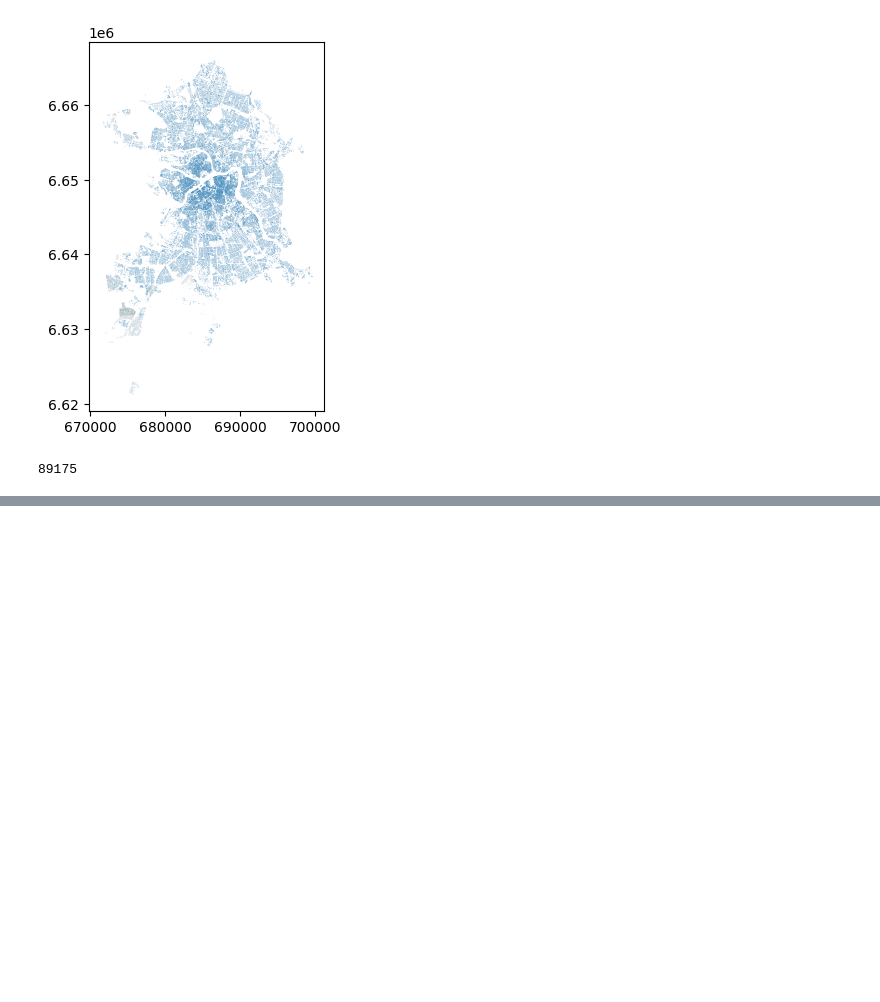
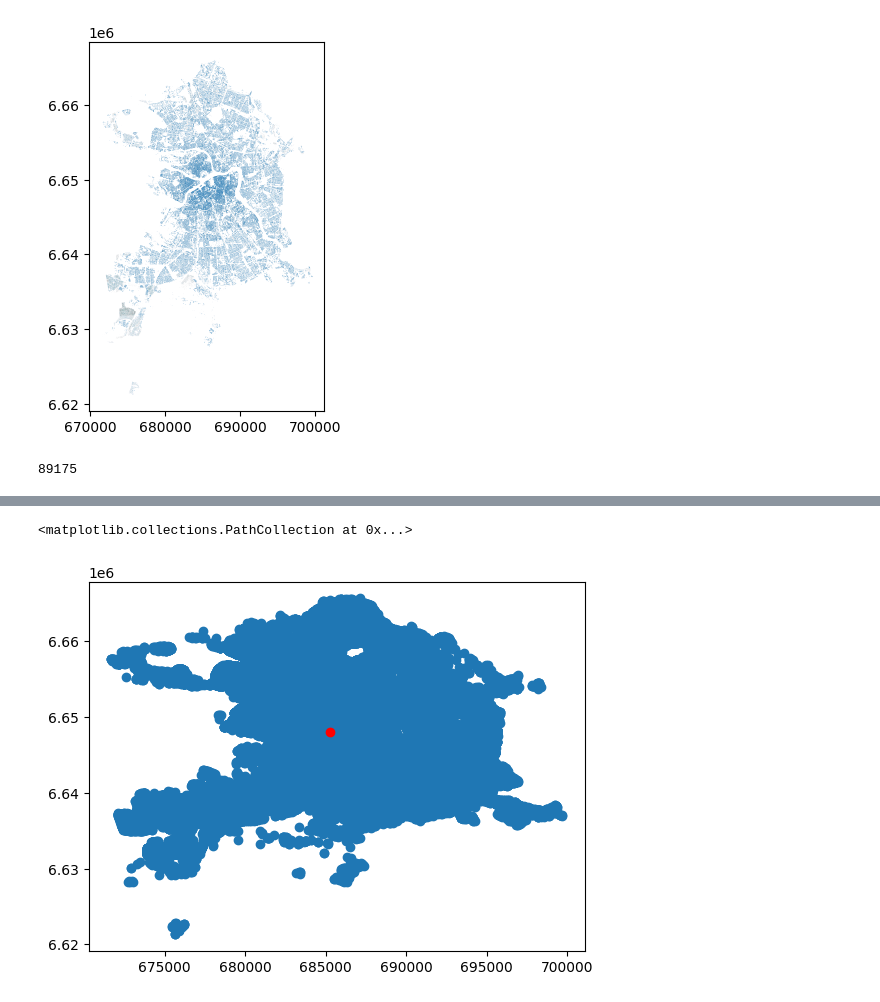
Before and after one commit to ilyakosstin/changellenge_case_MTS, a Jupyter notebook: connect.ipynb, the cells around one changed output, grey strips where cells are left out. Drawn from its saved outputs; the diff is of its cells as text; code cells hidden in the pictures; blank space fills up the shorter version.

```diff
--- a/connect.ipynb
+++ b/connect.ipynb
@@ -112,0 +357,21 @@ def plot_decomposition(conn, b_start, geom_a, geom_b):
+# %%
+def is_ct(ct):
+    return f'is_{ct}'
+
+def is_ct_arr(ct_arr):
+    return [is_ct(cti) for cti in ct_arr]
+
+def extend_obj_df_with_tag(df, col_of_arr):
+    df = df.copy()
+
+    for ct in common_tags:
+        df[is_ct(ct)] = col_of_arr.apply(lambda x: ct in x)
+
+    return df
+
+if 'common_tags' in gdf_a and 'common_tag' in gdf_b:
+    gdf_a = extend_obj_df_with_tag(gdf_a, gdf_a['common_tags'])
+    gdf_b = extend_obj_df_with_tag(gdf_b, gdf_b['common_tag'].apply(lambda x: [x]))
+
+    gdf_a.drop(['tags', 'common_tags'], axis=1, inplace=True)
+    gdf_b.drop(['purpose_of_building', 'common_tag'], axis=1, inplace=True)
@@ -112,0 +385,6 @@ def plot_decomposition(conn, b_start, geom_a, geom_b):
+# %%
+plt.scatter(gdf_b['centroid'].apply(lambda x: x.x), gdf_b['centroid'].apply(lambda x: x.y))
+plt.scatter([city_center.x], [city_center.y], color='red')
+# %% [output]
+<matplotlib.collections.PathCollection at 0x...>
+[figure, added]
```
Also changed, not shown: parts of 34 cells of this notebook.
